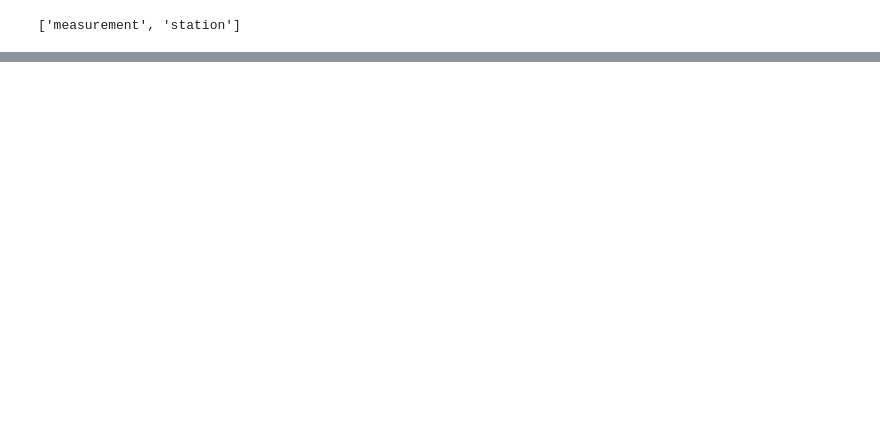
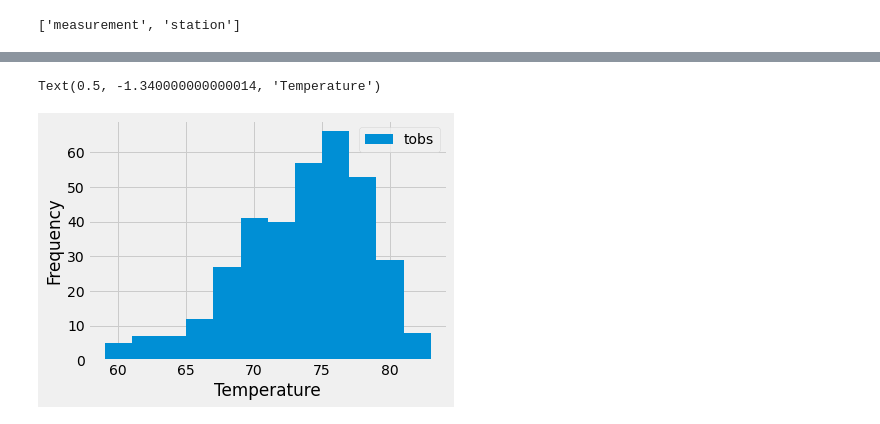
Before and after one commit to rowlandtina/SqlAlchemy-Challenge, a Jupyter notebook: climate.ipynb, the cells around one changed output, grey strips where cells are left out. Saved outputs shown, nothing was run; the diff lists cells and outputs as text; code cells hidden in the pictures; blank space fills up the shorter version.

```diff
--- a/climate.ipynb
+++ b/climate.ipynb
@@ -76,6 +122,20 @@ session.query(measurement.station, func.min(measurement.tobs), func.max(measurem
 # %%
 # Choose the station with the highest number of temperature observations.
 # Query the last 12 months of temperature observation data for this station and plot the results as a histogram
-high_temp = session.query(measurements.tobs).filter(measurement.station=="USC00519281").filter(measurement.date>=prv_year).all()
+
+from pandas.plotting import table
+prv_year = dt.date(2017, 8, 23) - dt.timedelta(days=365)
+
+high_temp = session.query(measurement.tobs).\
+        filter(measurement.station=="USC00519281").\
+        filter(measurement.date>=prv_year).all()
+
+precipt_data_df = pd.DataFrame(high_temp, columns=['tobs'])
+precipt_data_df.plot.hist(bins=12)
+plt.tight_layout()
+plt.xlabel("Temperature")
+# %% [output]
+Text(0.5, -1.340000000000014, 'Temperature')
+[figure, added]
 # %%
 high_temp_df = pd.DataFrame(high_temp).plot(kind='hist', bins=12)
```
Also changed, not shown: parts of 11 cells of this notebook, 1 other file.
